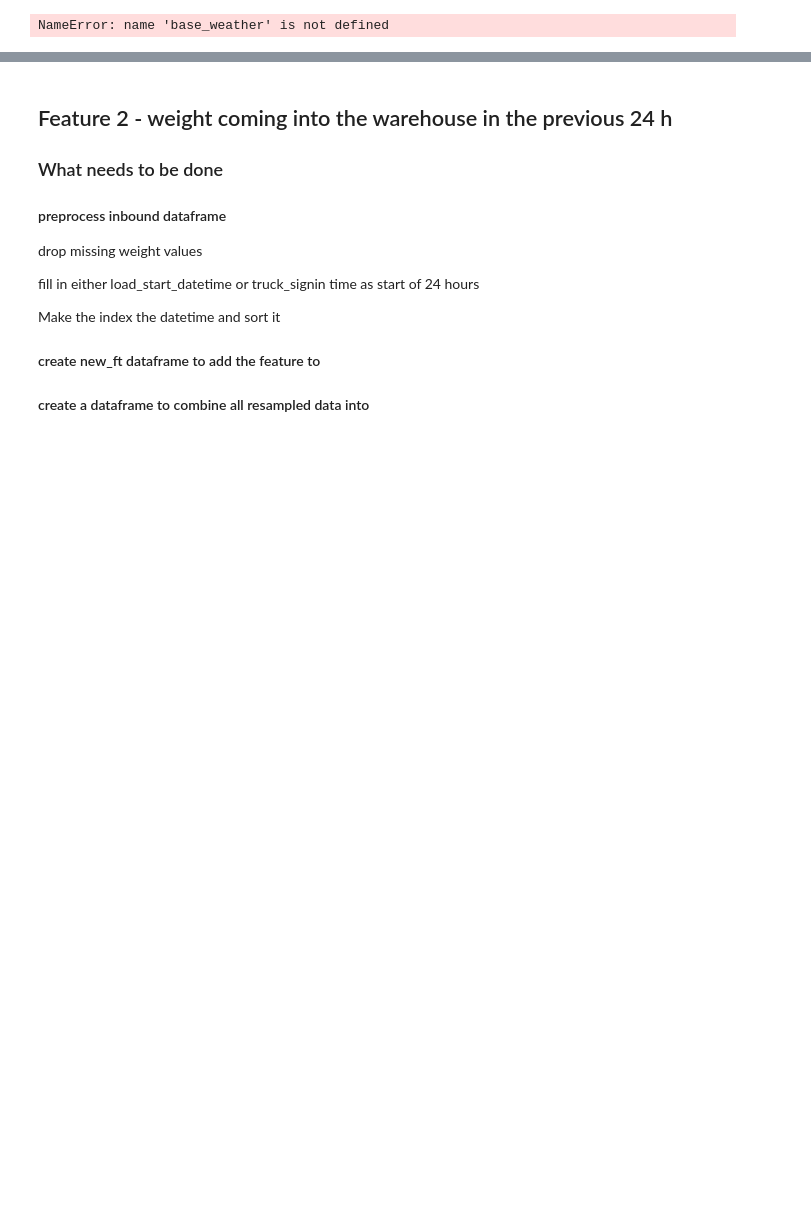
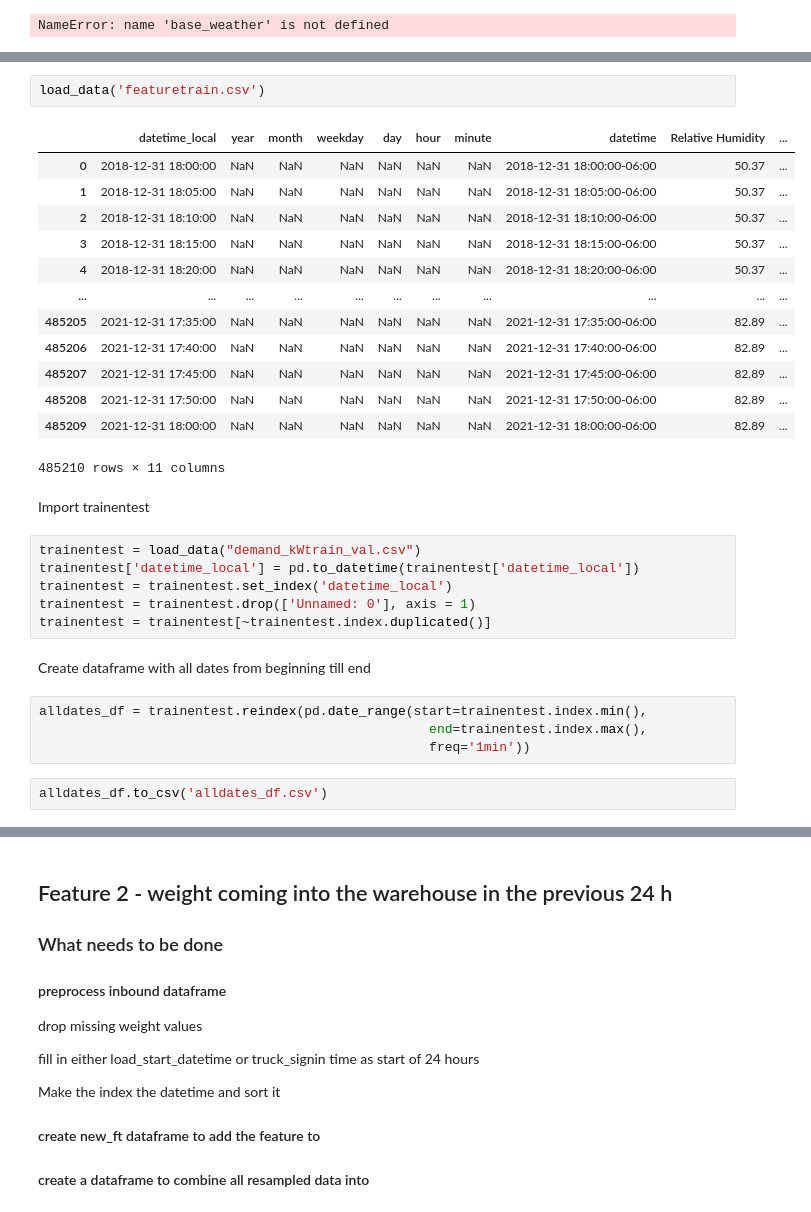
Before and after one commit to Robpennekamp/AppliedMachineLearning, a Jupyter notebook: AppliedMLdataproject2Sonja.ipynb, the cells around one changed output, grey strips where cells are left out. Drawn from its saved outputs; the diff is of its cells as text; blank space fills up the shorter version.

Commit message:
Train_test_features_df is de goeie!

```diff
--- a/AppliedMLdataproject2Sonja.ipynb
+++ b/AppliedMLdataproject2Sonja.ipynb
@@ -91,3 +90,35 @@ base_ft
 | 485208 | 2021-12-31 17:50:00 | 2021 | 12 | 4 | 31 | 17 | 50 | 2021-12-31 17:50:00-06:00 | 82.89 | ... |
 | 485209 | 2021-12-31 18:00:00 | 2021 | 12 | 4 | 31 | 18 | 0 | 2021-12-31 18:00:00-06:00 | 82.89 | ... |
 485210 rows × 11 columns
+# %%
+load_data('featuretrain.csv')
+# %% [output]
+|  | datetime_local | year | month | weekday | day | hour | minute | datetime | Relative Humidity | ... |
+| 0 | 2018-12-31 18:00:00 | NaN | NaN | NaN | NaN | NaN | NaN | 2018-12-31 18:00:00-06:00 | 50.37 | ... |
+| 1 | 2018-12-31 18:05:00 | NaN | NaN | NaN | NaN | NaN | NaN | 2018-12-31 18:05:00-06:00 | 50.37 | ... |
+| 2 | 2018-12-31 18:10:00 | NaN | NaN | NaN | NaN | NaN | NaN | 2018-12-31 18:10:00-06:00 | 50.37 | ... |
+| 3 | 2018-12-31 18:15:00 | NaN | NaN | NaN | NaN | NaN | NaN | 2018-12-31 18:15:00-06:00 | 50.37 | ... |
+| 4 | 2018-12-31 18:20:00 | NaN | NaN | NaN | NaN | NaN | NaN | 2018-12-31 18:20:00-06:00 | 50.37 | ... |
+| ... | ... | ... | ... | ... | ... | ... | ... | ... | ... | ... |
+| 485205 | 2021-12-31 17:35:00 | NaN | NaN | NaN | NaN | NaN | NaN | 2021-12-31 17:35:00-06:00 | 82.89 | ... |
+| 485206 | 2021-12-31 17:40:00 | NaN | NaN | NaN | NaN | NaN | NaN | 2021-12-31 17:40:00-06:00 | 82.89 | ... |
+| 485207 | 2021-12-31 17:45:00 | NaN | NaN | NaN | NaN | NaN | NaN | 2021-12-31 17:45:00-06:00 | 82.89 | ... |
+| 485208 | 2021-12-31 17:50:00 | NaN | NaN | NaN | NaN | NaN | NaN | 2021-12-31 17:50:00-06:00 | 82.89 | ... |
+| 485209 | 2021-12-31 18:00:00 | NaN | NaN | NaN | NaN | NaN | NaN | 2021-12-31 18:00:00-06:00 | 82.89 | ... |
+485210 rows × 11 columns
+# %% [markdown]
+Import trainentest
+# %%
+trainentest = load_data("demand_kWtrain_val.csv")
+trainentest['datetime_local'] = pd.to_datetime(trainentest['datetime_local'])
+trainentest = trainentest.set_index('datetime_local')
+trainentest = trainentest.drop(['Unnamed: 0'], axis = 1)
+trainentest = trainentest[~trainentest.index.duplicated()]
+# %% [markdown]
+Create dataframe with all dates from beginning till end
+# %%
+alldates_df = trainentest.reindex(pd.date_range(start=trainentest.index.min(),
+                                                  end=trainentest.index.max(),
+                                                  freq='1min'))
+# %%
+alldates_df.to_csv('alldates_df.csv')
```
Also changed, not shown: parts of 8 cells of this notebook, 1 other file.
